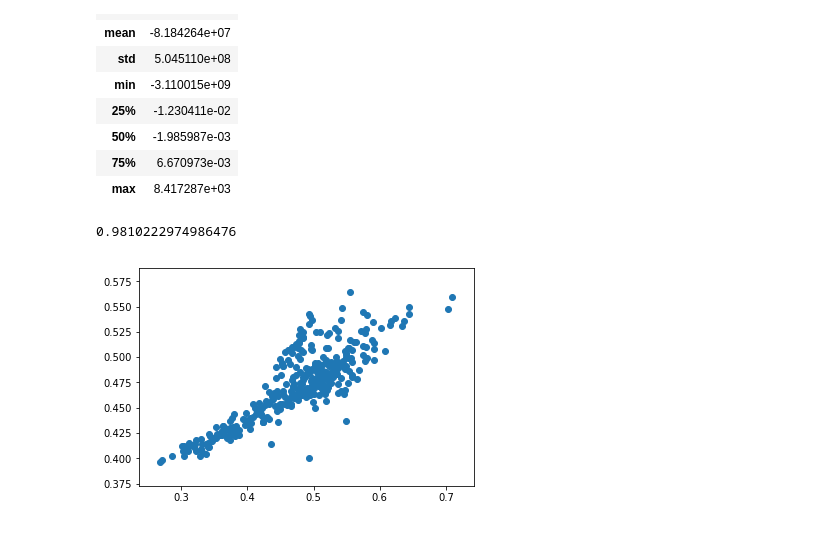
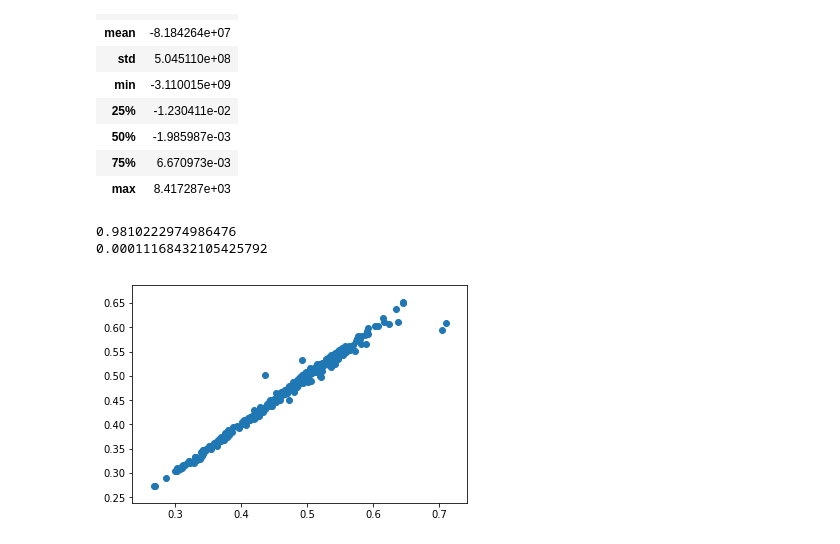
Before and after one commit to optichill/optichill, a Jupyter notebook: Linear_Regr.ipynb, the cells around one changed output. Saved outputs shown, nothing was run; the diff lists cells and outputs as text; code cells hidden in the pictures.

```diff
--- a/Linear_Regr.ipynb
+++ b/Linear_Regr.ipynb
@@ -127,8 +129,10 @@ linear_coef.describe()
 | max | 8.417287e+03 |
 # %%
 ylin = reg_linear.predict(xtest)
-plt.scatter(ytest, y)
+plt.scatter(ytest, ylin)
 print (metrics.r2_score(ytest, ylin))
+print (metrics.mean_squared_error(ytest, ylin))
 # %% [output]
 0.9810222974986476
+0.00011168432105425792
-[figure, old version]
+[figure, new version]
```
Also changed, not shown: parts of 2 cells of this notebook.
